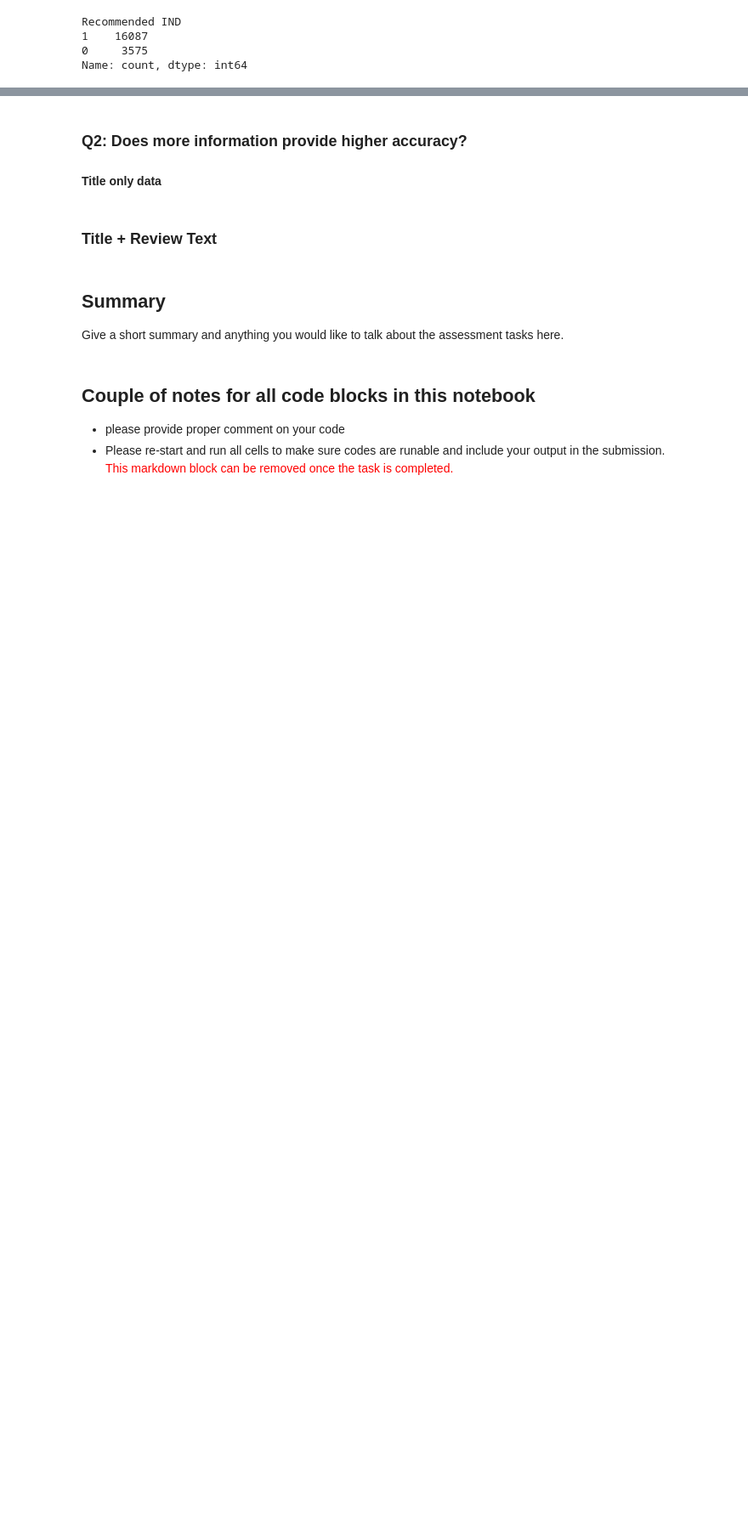
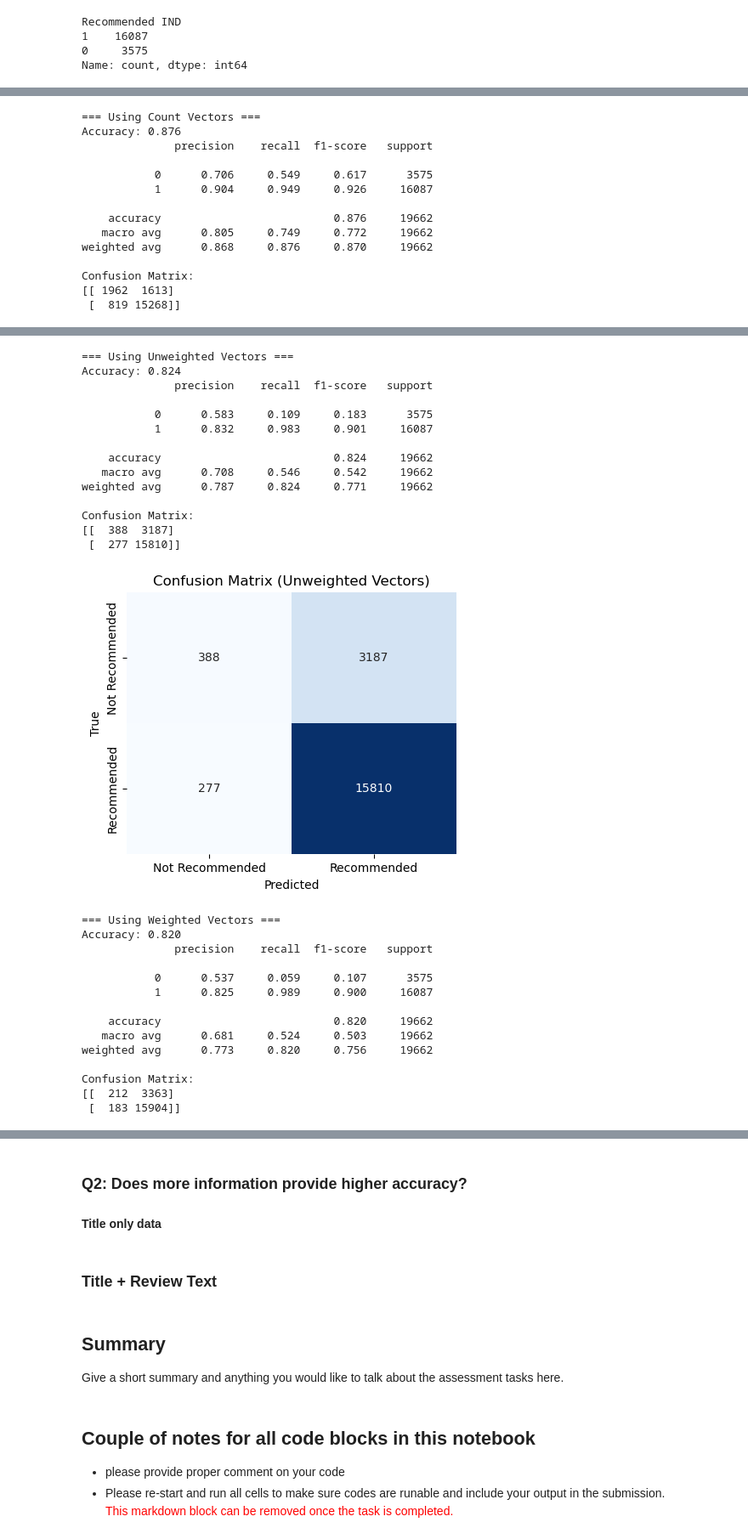
Before and after one commit to TTNguyen0312/ASM3-APDS, a Jupyter notebook: data/task2_3.ipynb, the cells around one changed output, grey strips where cells are left out. Shown at 85% size. Drawn from its saved outputs; the diff is of its cells as text; code cells hidden in the pictures; blank space fills up the shorter version.

Commit message:
feat: Fix embedding stuffs and add word2vec

```diff
--- a/data/task2_3.ipynb
+++ b/data/task2_3.ipynb
@@ -487,0 +493,14 @@ Confusion Matrix:
+# %%
+from gensim.models.word2vec import Word2Vec
+
+
+
+w2v_model = w2v_model = Word2Vec(    vector_size=100,   # embedding size
+    window=5,          # context window
+    min_count=2,       # ignore very rare words
+    sg=1,              # 1=Skip-gram, 0=CBOW
+    workers=4,         # parallel training
+    epochs=10
+)
+w2v_model.build_vocab(corpus_file="corpus.txt")
+w2v_model.train("corpus.txt", epochs=w2v_model.epochs, total_examples=w2v_model.corpus_count, total_words=w2v_model.corpus_total_words)
@@ -487,0 +524,2 @@ Confusion Matrix:
+# %%
+w2v_unweighted_data = df["tokens"].apply(get_review_vector, lang_model=w2v_model)
@@ -487,0 +541,7 @@ Confusion Matrix:
+# %%
+# load corpus into sentences for vectorizer
+with open("corpus.txt", "r", encoding="utf-8") as f:
+    sentences = [line.strip() for line in f]
+
+doc_vectors = get_tfidf_vector(sentences, embedding_dim=w2v_model.vector_size, model=w2v_model)
+w2v_weighted_data = [vec.tolist() for vec in doc_vectors]
@@ -487,0 +563,20 @@ Confusion Matrix:
+# %%
+X_w2v_unweighted = StandardScaler().fit_transform(np.vstack(w2v_unweighted_data))
+X_w2v_weighted   = StandardScaler().fit_transform(np.vstack(w2v_weighted_data))
+# %%
+run_model_analysis(clf, X_count, X_w2v_unweighted, X_w2v_weighted, y)
+# %% [output]
+=== Using Count Vectors ===
+Accuracy: 0.876
+              precision    recall  f1-score   support
+
+           0      0.706     0.549     0.617      3575
+           1      0.904     0.949     0.926     16087
+
+    accuracy                          0.876     19662
+   macro avg      0.805     0.749     0.772     19662
+weighted avg      0.868     0.876     0.870     19662
+
+Confusion Matrix:
+[[ 1962  1613]
+ [  819 15268]]
@@ -487,0 +584,29 @@ Confusion Matrix:
+=== Using Unweighted Vectors ===
+Accuracy: 0.824
+              precision    recall  f1-score   support
+
+           0      0.583     0.109     0.183      3575
+           1      0.832     0.983     0.901     16087
+
+    accuracy                          0.824     19662
+   macro avg      0.708     0.546     0.542     19662
+weighted avg      0.787     0.824     0.771     19662
+
+Confusion Matrix:
+[[  388  3187]
+ [  277 15810]]
+[figure, added]
+=== Using Weighted Vectors ===
+Accuracy: 0.820
+              precision    recall  f1-score   support
+
+           0      0.537     0.059     0.107      3575
+           1      0.825     0.989     0.900     16087
+
+    accuracy                          0.820     19662
+   macro avg      0.681     0.524     0.503     19662
+weighted avg      0.773     0.820     0.756     19662
+
+Confusion Matrix:
+[[  212  3363]
+ [  183 15904]]
```
Also changed, not shown: parts of 23 cells of this notebook.
